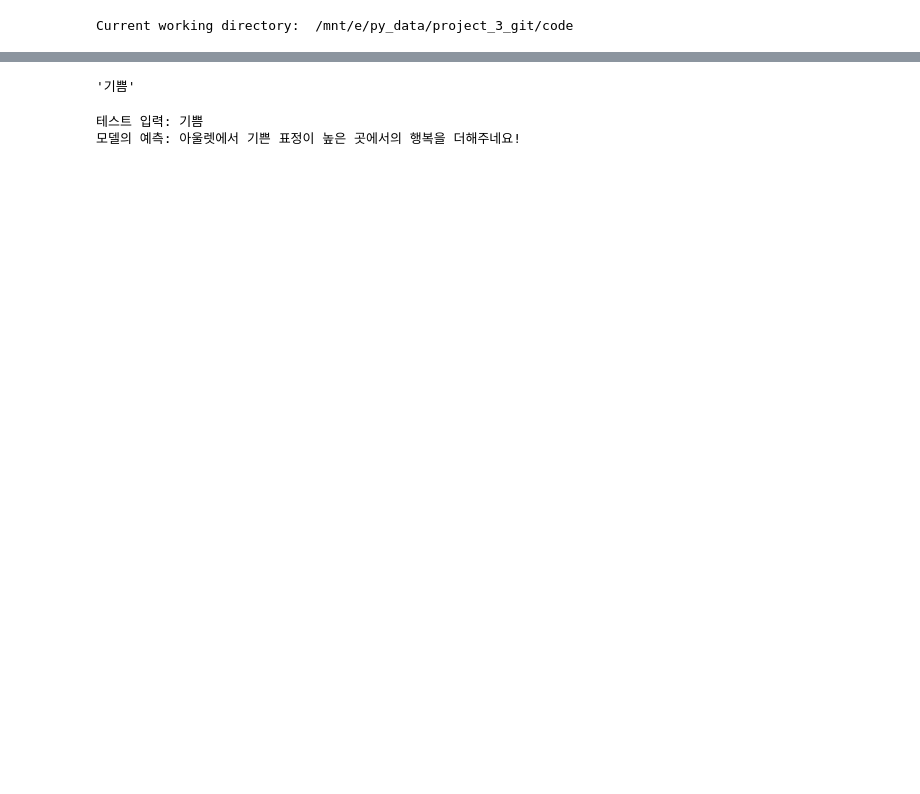
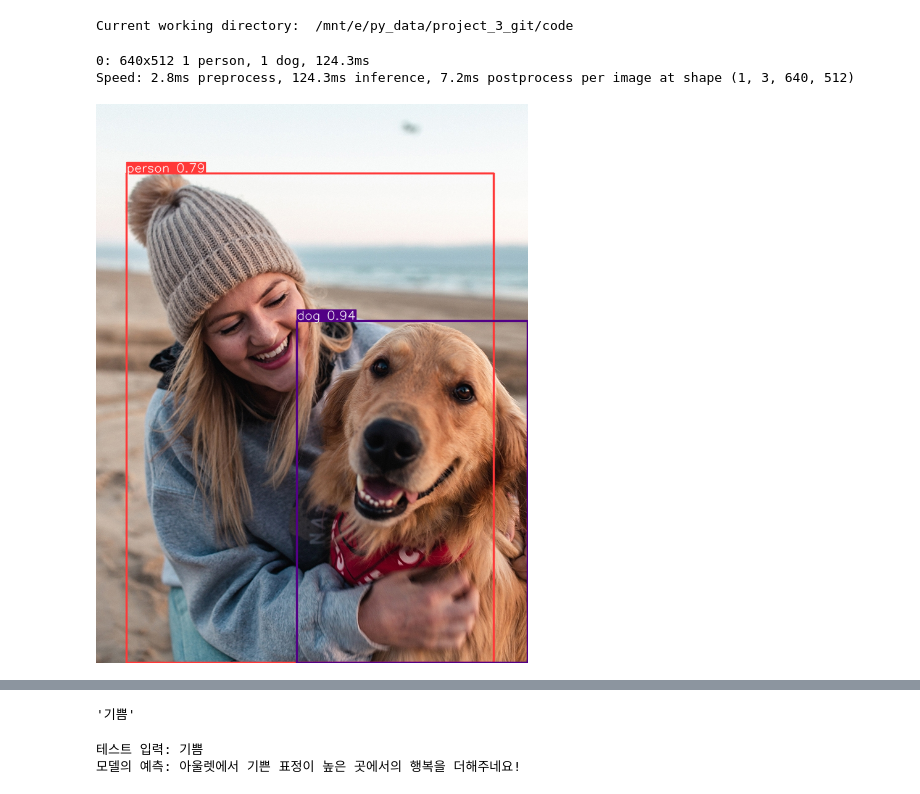
Before and after one commit to crazy2894/project_3_git, a Jupyter notebook: code/4_pipe_line.ipynb, the cells around one changed output, grey strips where cells are left out. Cells and saved outputs as stored; diff of their text form; code cells hidden in the pictures; blank space fills up the shorter version.

```diff
--- a/code/4_pipe_line.ipynb
+++ b/code/4_pipe_line.ipynb
@@ -9,6 +9,21 @@ os.chdir(notebook_dir)
 print("Current working directory: ", os.getcwd())
 # %% [output]
 Current working directory:  /mnt/e/py_data/project_3_git/code
+# %%
+import cv2
+from ultralytics.models import YOLOv10
+
+test_image = cv2.imread('../test.png')
+
+# 훈련된 모델 불러오기
+
+model_from_pret = YOLOv10.from_pretrained('jameslahm/yolov10m')
+
+model_from_pret(test_image)[0].show()
+# %% [output]
+0: 640x512 1 person, 1 dog, 124.3ms
+Speed: 2.8ms preprocess, 124.3ms inference, 7.2ms postprocess per image at shape (1, 3, 640, 512)
+[figure, added]
 # %%
 import cv2
 from ultralytics.models import YOLOv10
```
Also changed, not shown: parts of 2 cells of this notebook, 5 other files.
